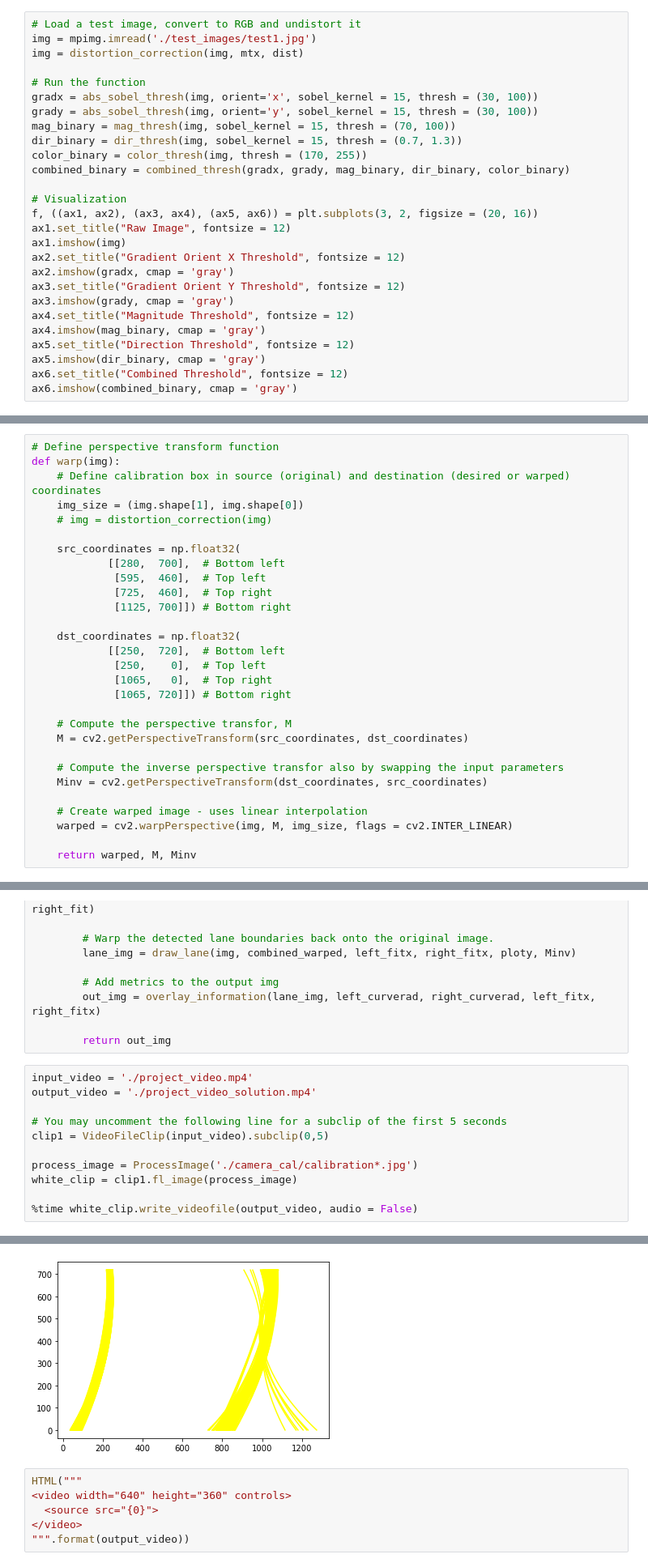
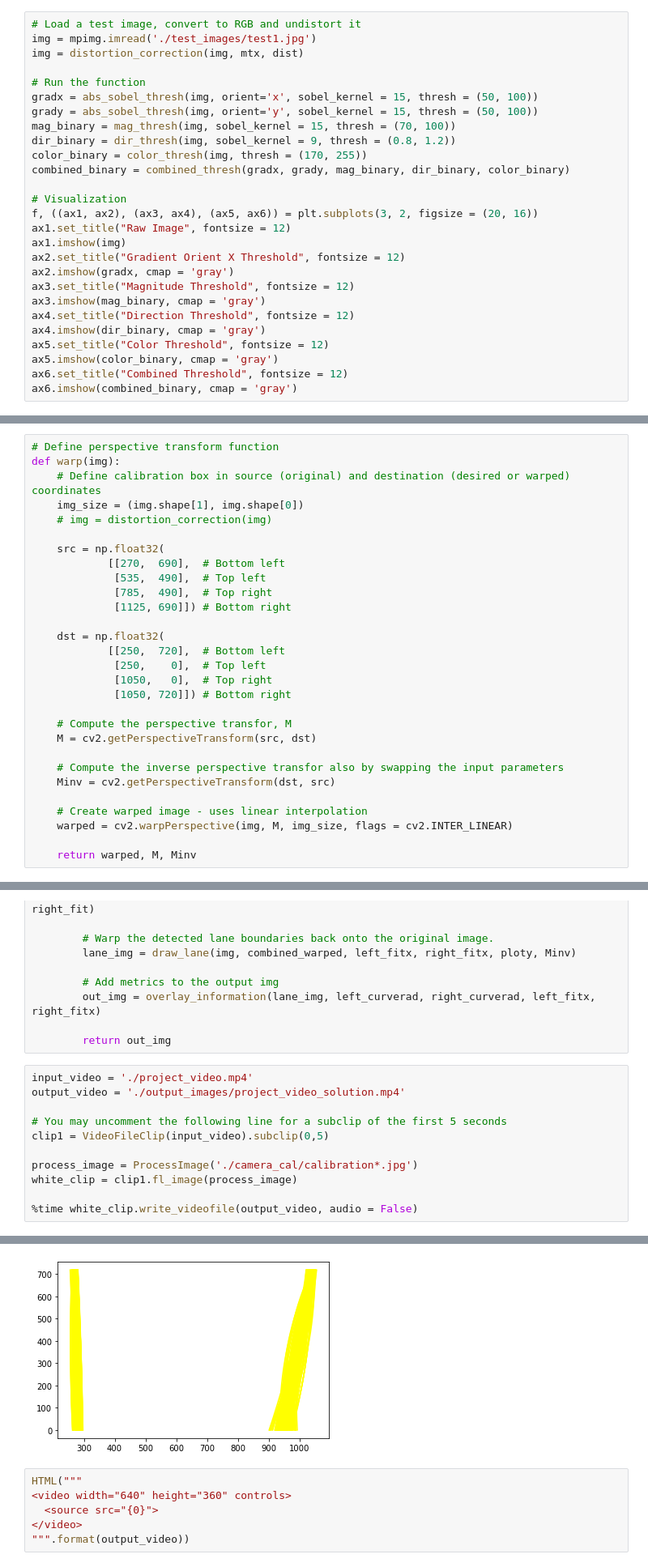
Before and after one commit to jw-dong/Udacity-CarND, a Jupyter notebook: Advanced_Lane_Lines/Advanced Lane Finding Project.ipynb, the cells around one changed output, grey strips where cells are left out. Shown at 81% size. Saved outputs shown, nothing was run; the diff lists cells and outputs as text.

```diff
--- a/Advanced_Lane_Lines/Advanced Lane Finding Project.ipynb
+++ b/Advanced_Lane_Lines/Advanced Lane Finding Project.ipynb
@@ -163,10 +164,10 @@ img = mpimg.imread('./test_images/test1.jpg')
 img = distortion_correction(img, mtx, dist)
 
 # Run the function
-gradx = abs_sobel_thresh(img, orient='x', sobel_kernel = 15, thresh = (30, 100))
-grady = abs_sobel_thresh(img, orient='y', sobel_kernel = 15, thresh = (30, 100))
+gradx = abs_sobel_thresh(img, orient='x', sobel_kernel = 15, thresh = (50, 100))
+grady = abs_sobel_thresh(img, orient='y', sobel_kernel = 15, thresh = (50, 100))
 mag_binary = mag_thresh(img, sobel_kernel = 15, thresh = (70, 100))
-dir_binary = dir_thresh(img, sobel_kernel = 15, thresh = (0.7, 1.3))
+dir_binary = dir_thresh(img, sobel_kernel = 9, thresh = (0.8, 1.2))
 color_binary = color_thresh(img, thresh = (170, 255))
 combined_binary = combined_thresh(gradx, grady, mag_binary, dir_binary, color_binary)
 
@@ -176,12 +177,12 @@ ax1.set_title("Raw Image", fontsize = 12)
 ax1.imshow(img)
 ax2.set_title("Gradient Orient X Threshold", fontsize = 12)
 ax2.imshow(gradx, cmap = 'gray')
-ax3.set_title("Gradient Orient Y Threshold", fontsize = 12)
-ax3.imshow(grady, cmap = 'gray')
-ax4.set_title("Magnitude Threshold", fontsize = 12)
-ax4.imshow(mag_binary, cmap = 'gray')
-ax5.set_title("Direction Threshold", fontsize = 12)
-ax5.imshow(dir_binary, cmap = 'gray')
+ax3.set_title("Magnitude Threshold", fontsize = 12)
+ax3.imshow(mag_binary, cmap = 'gray')
+ax4.set_title("Direction Threshold", fontsize = 12)
+ax4.imshow(dir_binary, cmap = 'gray')
+ax5.set_title("Color Threshold", fontsize = 12)
+ax5.imshow(color_binary, cmap = 'gray')
 ax6.set_title("Combined Threshold", fontsize = 12)
 ax6.imshow(combined_binary, cmap = 'gray')
 # %% [output]
@@ -196,23 +197,23 @@ def warp(img):
     img_size = (img.shape[1], img.shape[0])
     # img = distortion_correction(img)
 
-    src_coordinates = np.float32(
-            [[280,  700],  # Bottom left
-             [595,  460],  # Top left
-             [725,  460],  # Top right
-             [1125, 700]]) # Bottom right
+    src = np.float32(
+            [[270,  690],  # Bottom left
+             [535,  490],  # Top left
+             [785,  490],  # Top right
+             [1125, 690]]) # Bottom right
 
-    dst_coordinates = np.float32(
+    dst = np.float32(
             [[250,  720],  # Bottom left
              [250,    0],  # Top left
-             [1065,   0],  # Top right
-             [1065, 720]]) # Bottom right
+             [1050,   0],  # Top right
+             [1050, 720]]) # Bottom right
 
     # Compute the perspective transfor, M
-    M = cv2.getPerspectiveTransform(src_coordinates, dst_coordinates)
+    M = cv2.getPerspectiveTransform(src, dst)
 
     # Compute the inverse perspective transfor also by swapping the input parameters
-    Minv = cv2.getPerspectiveTransform(dst_coordinates, src_coordinates)
+    Minv = cv2.getPerspectiveTransform(dst, src)
 
     # Create warped image - uses linear interpolation
     warped = cv2.warpPerspective(img, M, img_size, flags = cv2.INTER_LINEAR)
@@ -588,7 +602,7 @@ class ProcessImage:
         return out_img
 # %%
 input_video = './project_video.mp4'
-output_video = './project_video_solution.mp4'
+output_video = './output_images/project_video_solution.mp4'
 
 # You may uncomment the following line for a subclip of the first 5 seconds
 clip1 = VideoFileClip(input_video).subclip(0,5)
@@ -607,4 +621,4 @@ Wall time: 1min 2s
-[figure, old version]
+[figure, new version]
 # %%
 HTML("""
 <video width="640" height="360" controls>
```
Also changed, not shown: parts of 10 cells of this notebook, 8 other files.
